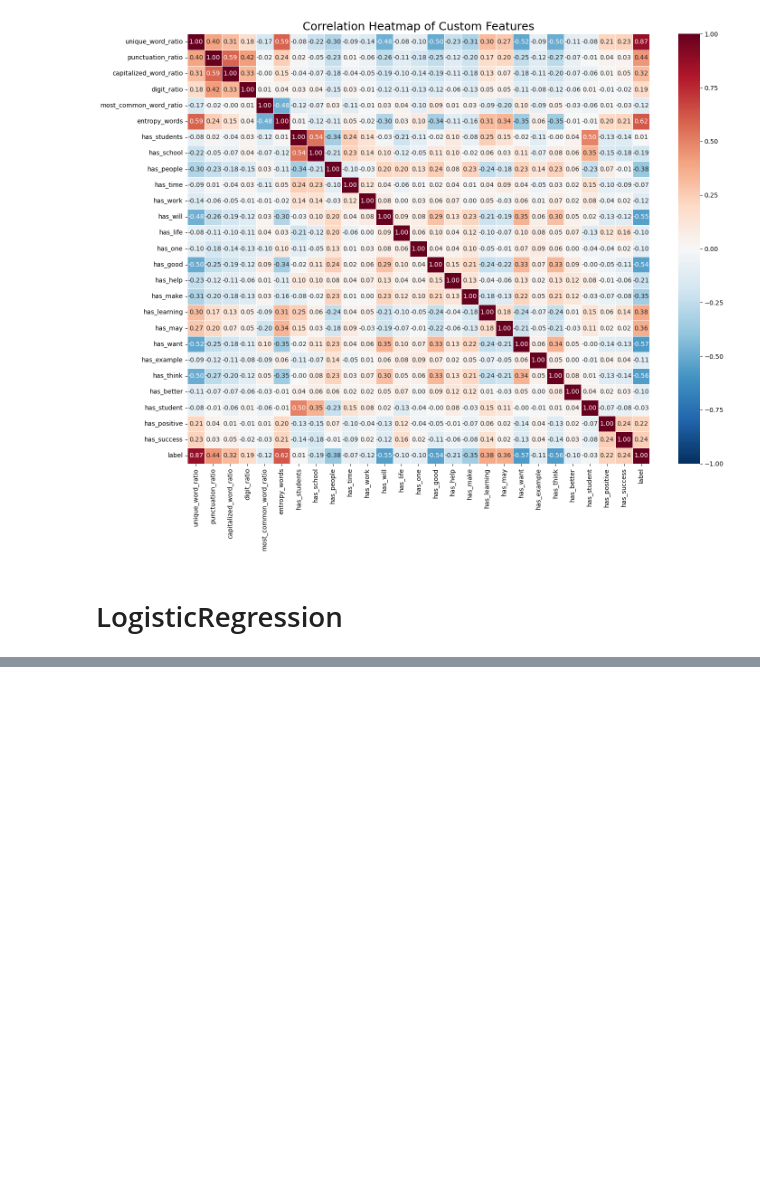
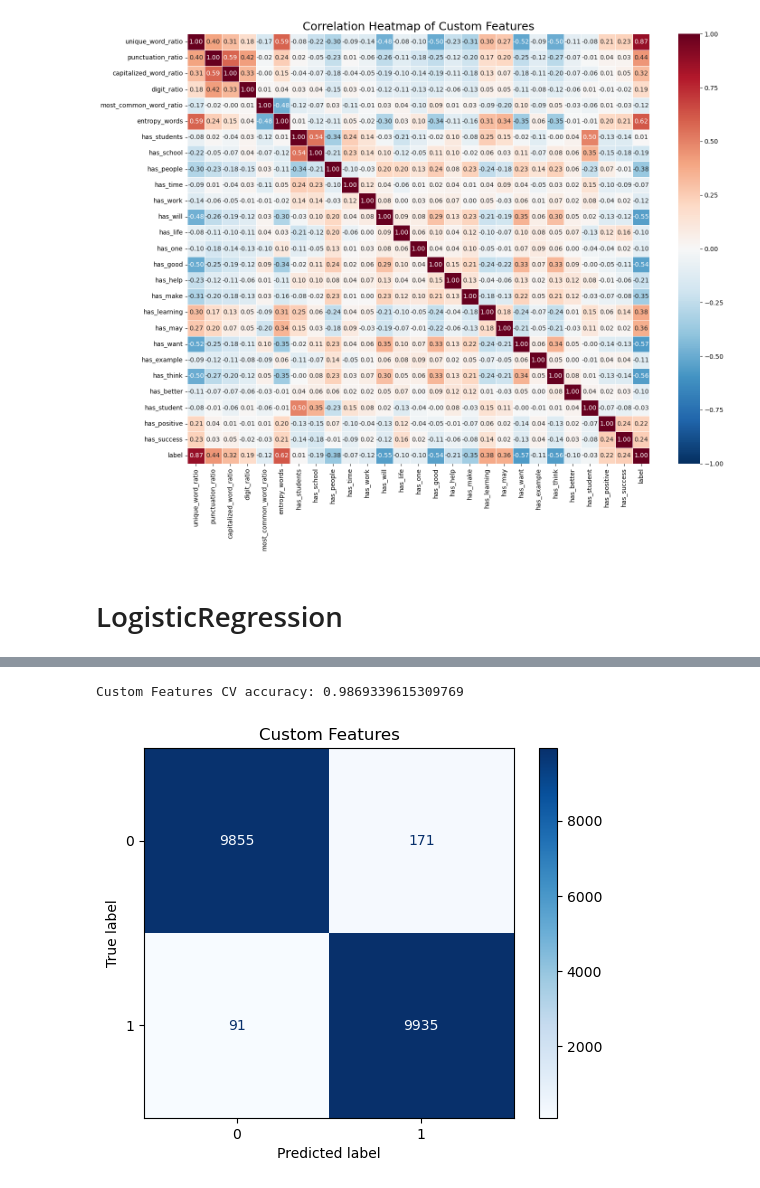
Before and after one commit to BenGaistAI/ai_detection, a Jupyter notebook: main_notebook.ipynb, the cells around one changed output, grey strips where cells are left out. Drawn from its saved outputs; the diff is of its cells as text; code cells hidden in the pictures; blank space fills up the shorter version.

```diff
--- a/main_notebook.ipynb
+++ b/main_notebook.ipynb
@@ -1054,0 +1062,23 @@ results
+# %%
+def evaluate_model(X, y, title):
+    model = LogisticRegression(max_iter=1000)
+
+    scores = cross_val_score(model, X, y, cv=5, scoring="accuracy")
+    print(f"{title} CV accuracy:", scores.mean())
+
+    y_pred = cross_val_predict(model, X, y, cv=5)
+
+    cm = confusion_matrix(y, y_pred)
+
+    disp = ConfusionMatrixDisplay(confusion_matrix=cm)
+    disp.plot(cmap="Blues", values_format="d")
+    plt.title(title)
+    plt.show()
+# %%
+X_custom = custom_vector_df.drop(columns=['label'])
+y_custom = custom_vector_df['label']
+
+evaluate_model(X_custom, y_custom, "Custom Features")
+# %% [output]
+Custom Features CV accuracy: 0.9869339615309769
+[figure, added]
```
Also changed, not shown: parts of 19 cells of this notebook.
